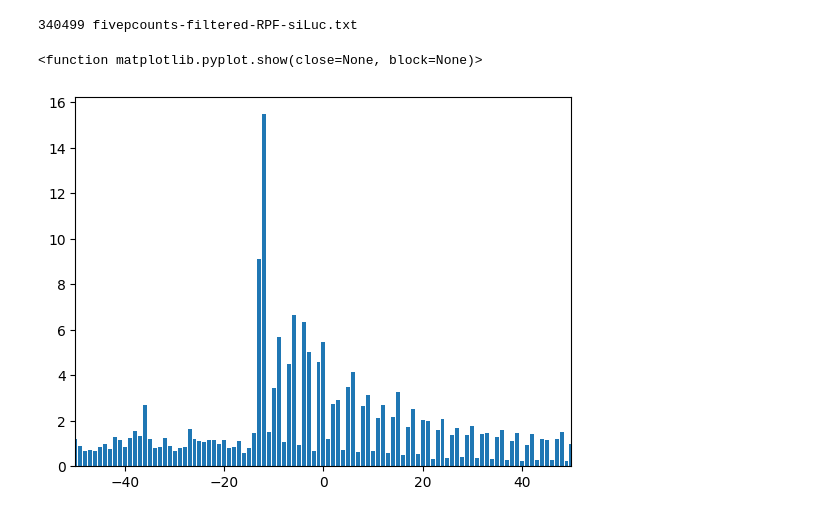
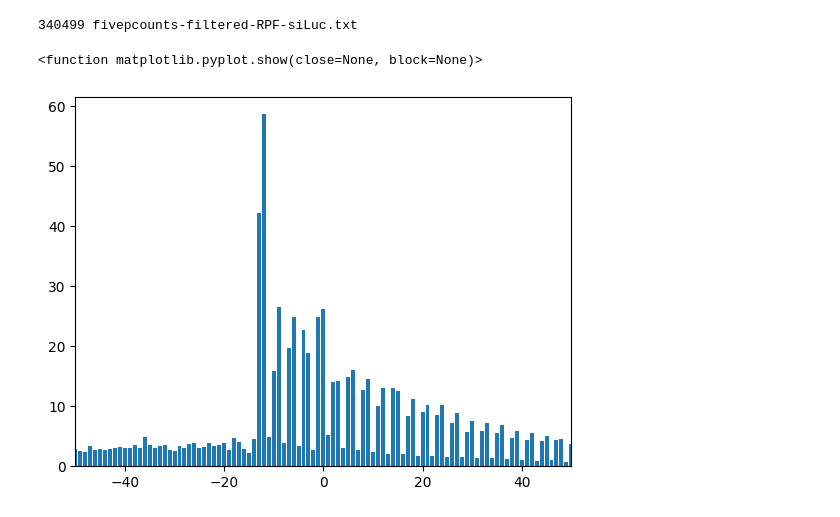
Before and after one commit to moobeom/SNU_bioinfo1, a Jupyter notebook: guided_mission/CoLab_TermProj_2024_2.ipynb, the cells around one changed output. Drawn from its saved outputs; the diff is of its cells as text; code cells hidden in the pictures.

Commit message:
Replicate Figure S5A

```diff
--- a/guided_mission/CoLab_TermProj_2024_2.ipynb
+++ b/guided_mission/CoLab_TermProj_2024_2.ipynb
@@ -298,20 +298,20 @@ chr1    4878103 4878104 1       chr1    4878045 4878205 ENSMUST00000027036.11
 # %%
 import matplotlib.pyplot as plt
 
 tmp = {}
 with open("fivepcounts-filtered-RPF-siLuc.txt", "r") as f:
-    lines = [line.rstrip().split('\t') for line in f.readlines()[:100000]]
+    lines = [line.rstrip().split('\t') for line in f.readlines()]
     for line in lines:
       fivep1,count, startcodon = int(line[1]), int(line[3]), int(line[-2])
       if fivep1 - startcodon not in list(tmp.keys()):
         tmp[fivep1 - startcodon] = count
       else:
         tmp[fivep1 - startcodon] = tmp[fivep1 - startcodon] + count
 
 tmp = dict(sorted(tmp.items()))
 plt.bar(list(tmp.keys()), [depth/1000 for depth in list(tmp.values())])
 plt.xlim(-50, 50)
 plt.show
 # %% [output]
 <function matplotlib.pyplot.show(close=None, block=None)>
-[figure, old version]
+[figure, new version]
```
